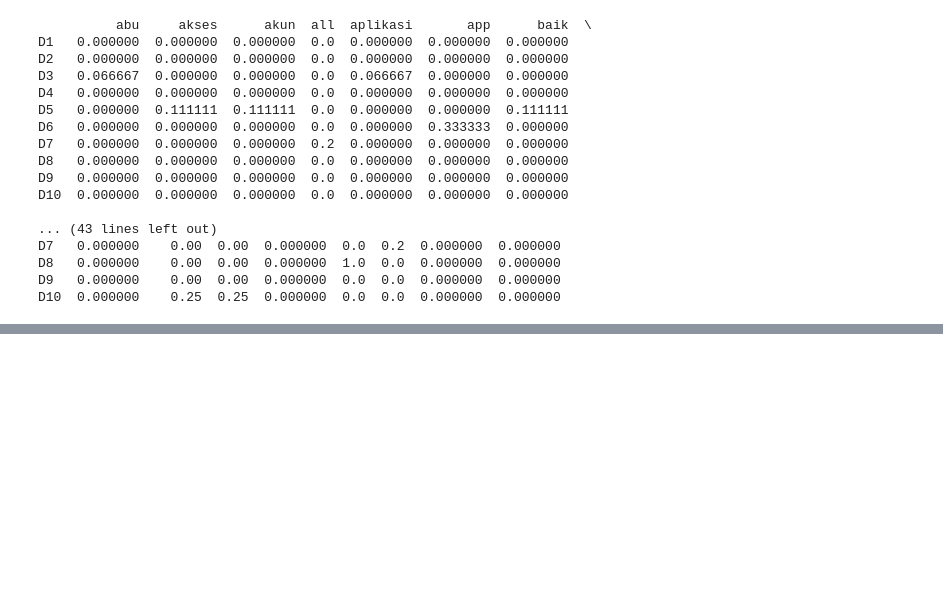
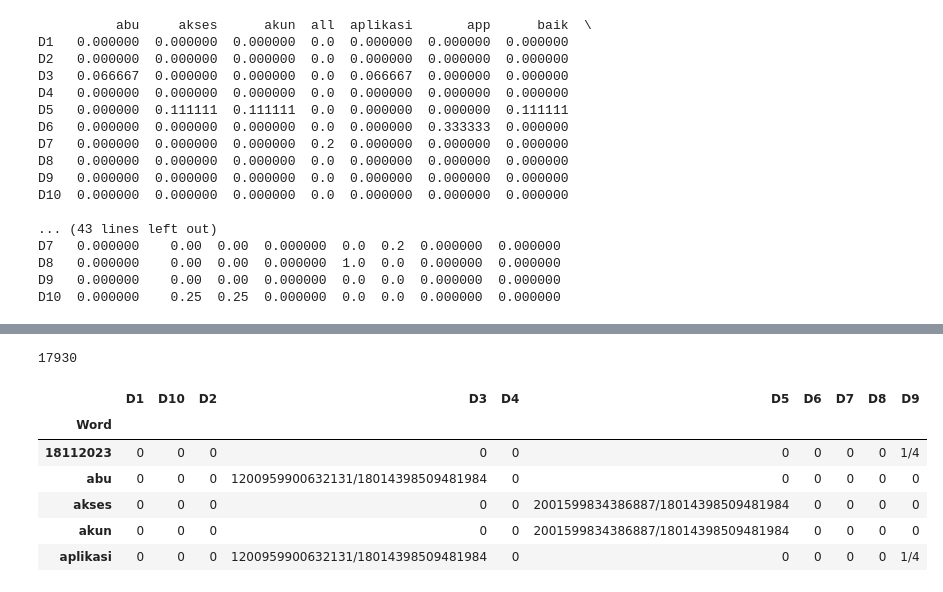
Before and after one commit to wroeiut1iauiouteaoiutoiauat874323/project-four, a Jupyter notebook: skripsikuuu 3.ipynb, the cells around one changed output, grey strips where cells are left out. Drawn from its saved outputs; the diff is of its cells as text; code cells hidden in the pictures; blank space fills up the shorter version.

```diff
--- a/skripsikuuu 3.ipynb
+++ b/skripsikuuu 3.ipynb
@@ -136,0 +369,27 @@ D10  0.000000    0.25  0.25  0.000000  0.0  0.0  0.000000  0.000000
+# %%
+len(df_idf)
+# %% [output]
+17930
+# %%
+import pandas as pd
+from fractions import Fraction
+
+# Baca file CSV
+df_pivot = pd.read_csv('sample_data/tf_data_pivot.csv', index_col=0)
+
+# Konversi nilai ke pecahan
+df_pivot = df_pivot.applymap(lambda x: Fraction(x) if x != 0 else Fraction(0))
+
+# Simpan kembali ke file CSV
+df_pivot.to_csv('sample_data/tf_data_pivot_fraction.csv')
+
+# Tampilkan DataFrame
+df_pivot.head()
+# %% [output]
+|  | D1 | D10 | D2 | D3 | D4 | D5 | D6 | D7 | D8 | D9 |
+| Word |  |  |  |  |  |  |  |  |  |  |
+| 18112023 | 0 | 0 | 0 | 0 | 0 | 0 | 0 | 0 | 0 | 1/4 |
+| abu | 0 | 0 | 0 | 1200959900632131/18014398509481984 | 0 | 0 | 0 | 0 | 0 | 0 |
+| akses | 0 | 0 | 0 | 0 | 0 | 2001599834386887/18014398509481984 | 0 | 0 | 0 | 0 |
+| akun | 0 | 0 | 0 | 0 | 0 | 2001599834386887/18014398509481984 | 0 | 0 | 0 | 0 |
+| aplikasi | 0 | 0 | 0 | 1200959900632131/18014398509481984 | 0 | 0 | 0 | 0 | 0 | 1/4 |
```
Also changed, not shown: parts of 26 cells of this notebook, 19 other files.
